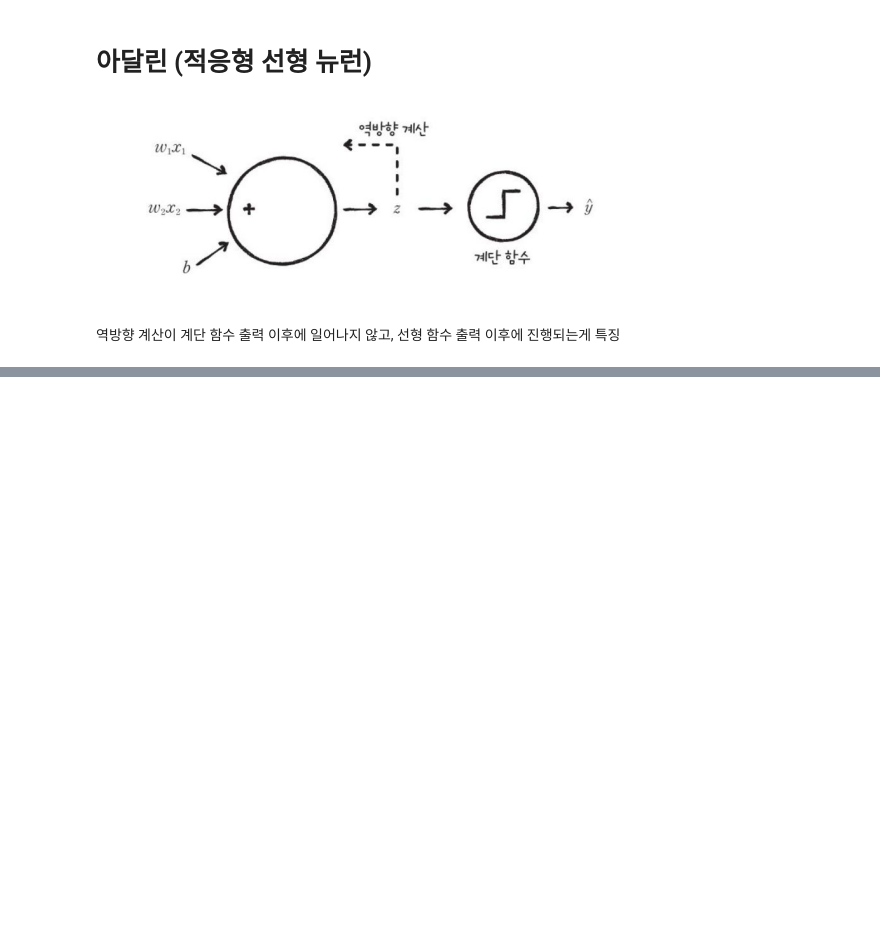
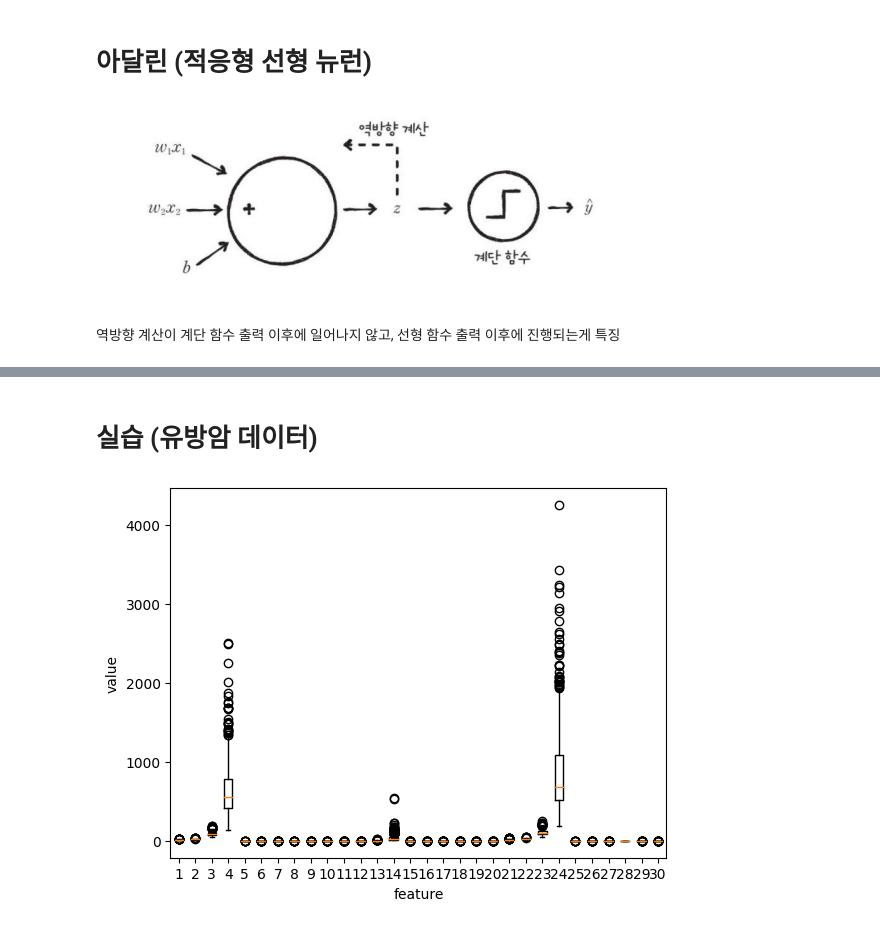
Before and after one commit to mapzine123/machine-running, a Jupyter notebook: 분류하는_뉴런.ipynb, the cells around one changed output, grey strips where cells are left out. Drawn from its saved outputs; the diff is of its cells as text; code cells hidden in the pictures; blank space fills up the shorter version.

```diff
--- a/분류하는_뉴런.ipynb
+++ b/분류하는_뉴런.ipynb
@@ -47,3 +53,20 @@ a = 활성화 함수를 통과한 값
 시그모이드 함수를 사용하면 z를 확률처럼 해석할 수 있기 때문
 그렇게 온 시그모이드 함수의 확률인 a를 0과 1로 구분하기 위해 임계 함수 사용
 결과 입력 데이터 x는 0 or 1의 값으로 나누어짐
+# %% [markdown]
+# 실습 (유방암 데이터)
+# %%
+from sklearn.datasets import load_breast_cancer
+import matplotlib.pyplot as plt
+import numpy as np
+
+# cancer = load_breast_cancer()
+# print(cancer.data.shape, cancer.target.shape)
+
+# 박스 플롯으로 특성의 사분위 관찰
+plt.boxplot(cancer.data)
+plt.xlabel('feature')
+plt.ylabel('value')
+plt.show()
+# %% [output]
+[figure, added]
```
Also changed, not shown: parts of 16 cells of this notebook.
